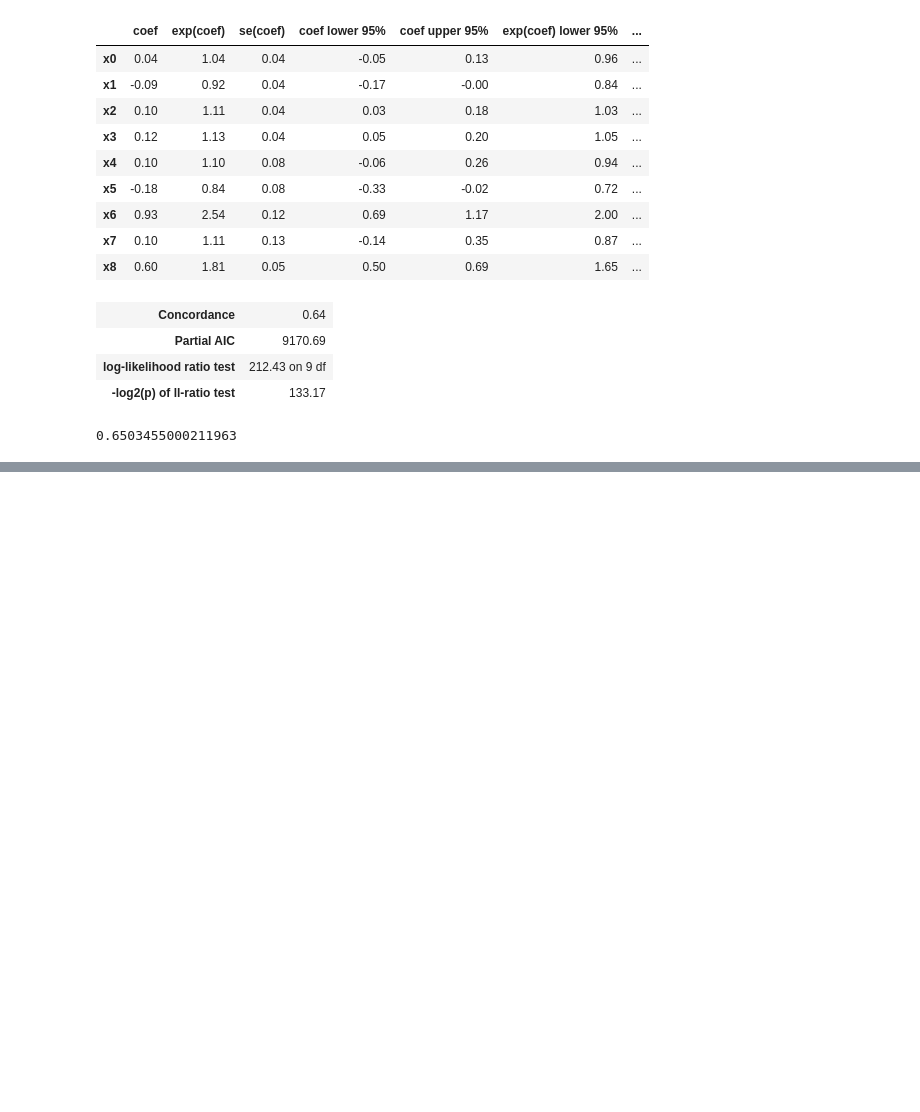
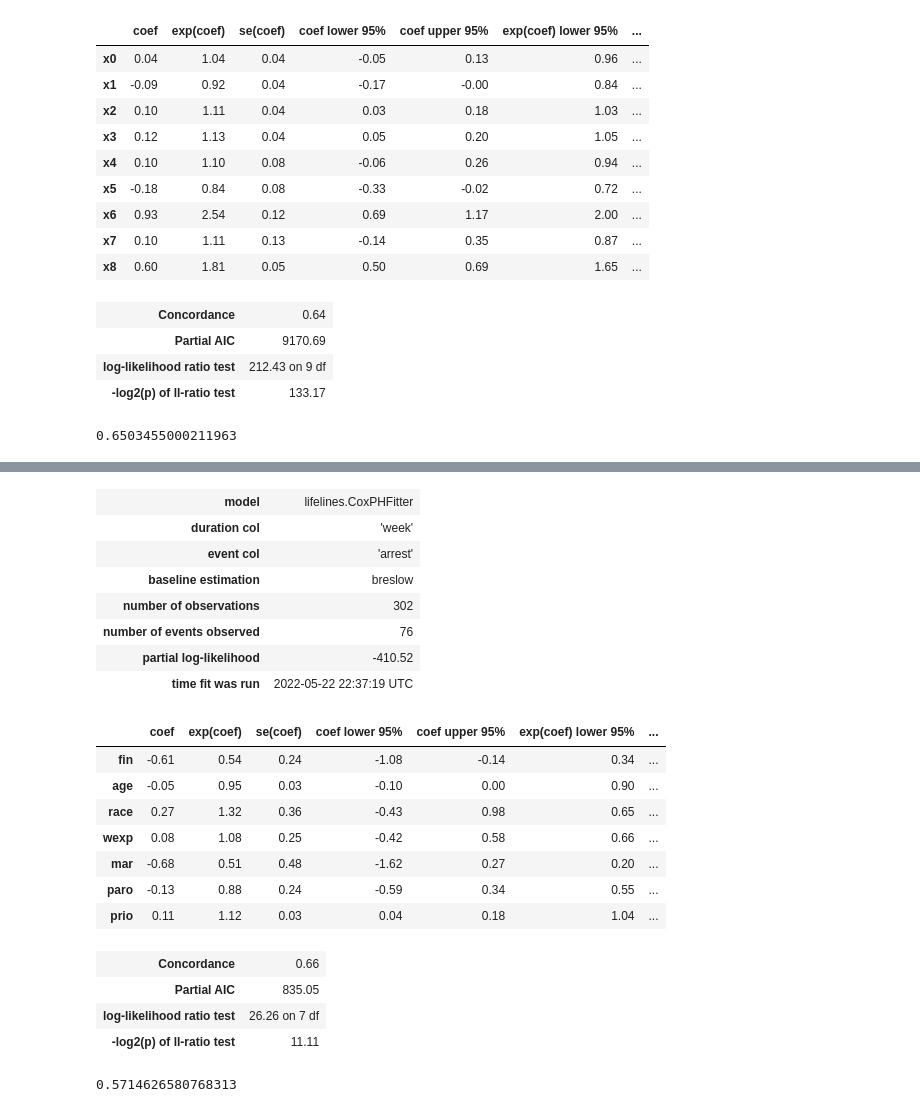
Before and after one commit to tom-farmer/survival-analysis, a Jupyter notebook: notebooks/survival_deeplearning.ipynb, the cells around one changed output, grey strips where cells are left out. Saved outputs shown, nothing was run; the diff lists cells and outputs as text; code cells hidden in the pictures; blank space fills up the shorter version.

```diff
--- a/notebooks/survival_deeplearning.ipynb
+++ b/notebooks/survival_deeplearning.ipynb
@@ -217,0 +258,30 @@ cph.score(df_test, scoring_method = "concordance_index")
+# %%
+train, test = train_test_split(df, test_size=0.3, random_state=42)
+# %%
+cph = CoxPHFitter().fit(train, 'week', 'arrest')
+cph.print_summary()
+# %% [output]
+| model | lifelines.CoxPHFitter |
+| duration col | 'week' |
+| event col | 'arrest' |
+| baseline estimation | breslow |
+| number of observations | 302 |
+| number of events observed | 76 |
+| partial log-likelihood | -410.52 |
+| time fit was run | 2022-05-22 22:37:19 UTC |
+|  | coef | exp(coef) | se(coef) | coef lower 95% | coef upper 95% | exp(coef) lower 95% | ... |
+| fin | -0.61 | 0.54 | 0.24 | -1.08 | -0.14 | 0.34 | ... |
+| age | -0.05 | 0.95 | 0.03 | -0.10 | 0.00 | 0.90 | ... |
+| race | 0.27 | 1.32 | 0.36 | -0.43 | 0.98 | 0.65 | ... |
+| wexp | 0.08 | 1.08 | 0.25 | -0.42 | 0.58 | 0.66 | ... |
+| mar | -0.68 | 0.51 | 0.48 | -1.62 | 0.27 | 0.20 | ... |
+| paro | -0.13 | 0.88 | 0.24 | -0.59 | 0.34 | 0.55 | ... |
+| prio | 0.11 | 1.12 | 0.03 | 0.04 | 0.18 | 1.04 | ... |
+| Concordance | 0.66 |
+| Partial AIC | 835.05 |
+| log-likelihood ratio test | 26.26 on 7 df |
+| -log2(p) of ll-ratio test | 11.11 |
+# %%
+cph.score(test, scoring_method = "concordance_index")
+# %% [output]
+0.5714626580768313
```
Also changed, not shown: parts of 22 cells of this notebook, 1 other file.
